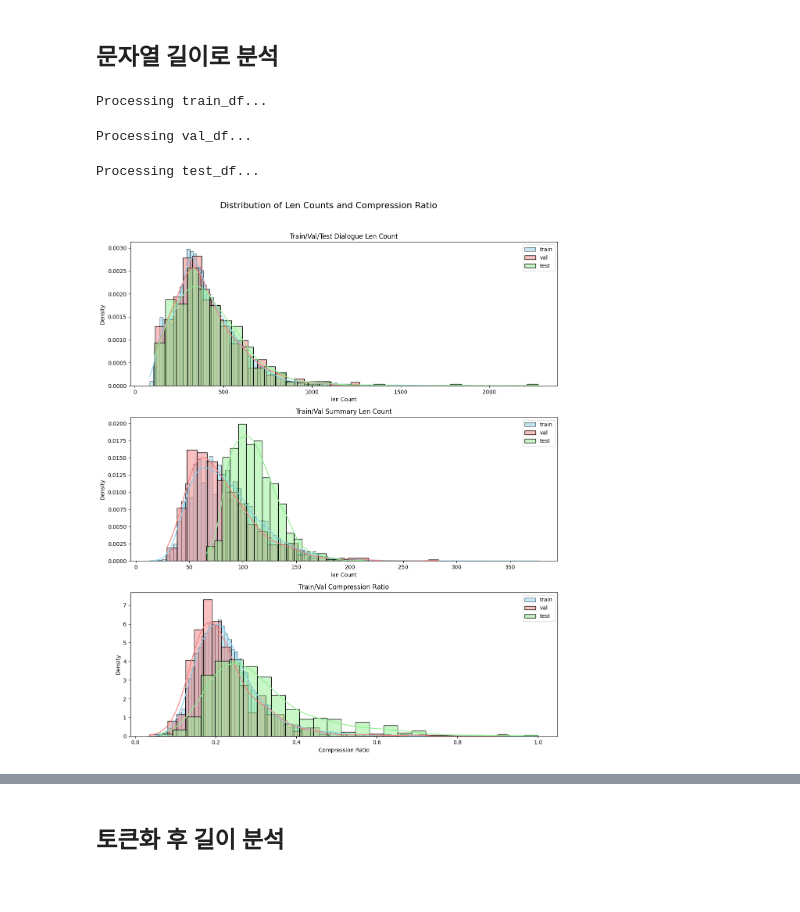
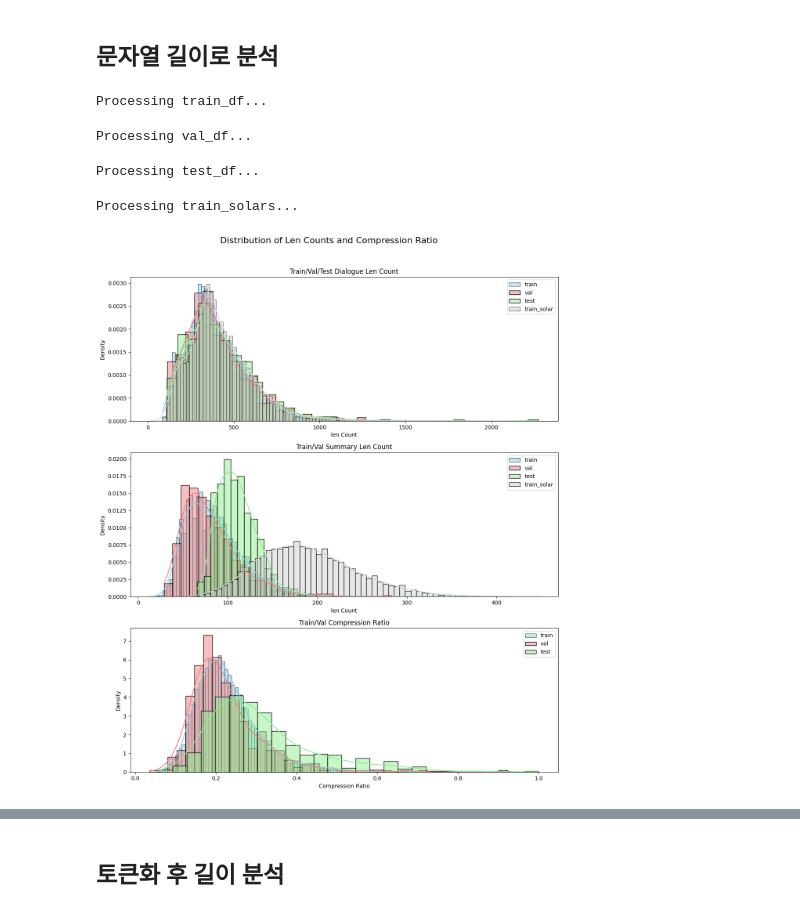
Before and after one commit to skier-song9/upstageailab-nlp-summarization-nlp_5-song, a Jupyter notebook: src/notebooks/00_EDA_length.ipynb, the cells around one changed output, grey strips where cells are left out. Drawn from its saved outputs; the diff is of its cells as text; code cells hidden in the pictures.

```diff
--- a/src/notebooks/00_EDA_length.ipynb
+++ b/src/notebooks/00_EDA_length.ipynb
@@ -16,6 +16,8 @@ train_df = pd.read_csv(os.path.join(project_dir, 'data','train.csv'))
 val_df = pd.read_csv(os.path.join(project_dir, 'data','dev.csv'))
 test_df = pd.read_csv(os.path.join(project_dir, 'data','test.csv'))
 sub_df = pd.read_csv(os.path.join(project_dir, 'data','submission_best.csv'))
+
+train_solar_en2ko = pd.read_csv(os.path.join(project_dir, 'data','train_solar_backtranslate_en2ko.csv'))
 # %%
 test_df['summary'] = sub_df['summary']
 # %% [markdown]
@@ -53,14 +55,20 @@ val_df['summary_len_count'] = val_df['summary'].progress_apply(len)
 print("\nProcessing test_df...")
 test_df['dialogue_len_count'] = test_df['dialogue'].progress_apply(len)
 test_df['summary_len_count'] = test_df['summary'].progress_apply(len)
+
+print("\nProcessing train_solars...")
+train_solar_en2ko['dialogue_len_count'] = train_solar_en2ko['dialogue'].progress_apply(len)
+train_solar_en2ko['summary_len_count'] = train_solar_en2ko['summary'].progress_apply(len)
 # %% [output]
 Processing train_df...
 Processing val_df...
 Processing test_df...
+Processing train_solars...
 # %%
 train_df['len_compress_ratio'] = train_df['summary_len_count'] / train_df['dialogue_len_count']
 val_df['len_compress_ratio'] = val_df['summary_len_count'] / val_df['dialogue_len_count']
 test_df['len_compress_ratio'] = test_df['summary_len_count'] / test_df['dialogue_len_count']
+train_solar_en2ko['len_compress_ratio'] = train_solar_en2ko['summary_len_count'] / train_solar_en2ko['dialogue_len_count']
 # %%
 import matplotlib.pyplot as plt
 import seaborn as sns
@@ -69,31 +77,34 @@ fig, axes = plt.subplots(nrows=3, ncols=1, figsize=(12, 15))
 fig.suptitle('Distribution of Len Counts and Compression Ratio', fontsize=16)
 
 # Plot for dialogue_len_count
 sns.histplot(train_df['dialogue_len_count'], kde=True, ax=axes[0], color='skyblue', stat='density', label='train')
 sns.histplot(val_df['dialogue_len_count'], kde=True, ax=axes[0], color='lightcoral', stat='density', label='val')
 sns.histplot(test_df['dialogue_len_count'], kde=True, ax=axes[0], color='lightgreen', stat='density', label='test')
+sns.histplot(train_solar_en2ko['dialogue_len_count'], kde=True, ax=axes[0], color='lightgray', stat='density', label='train_solar')
 axes[0].set_title('Train/Val/Test Dialogue Len Count')
 axes[0].set_xlabel('len Count')
 axes[0].set_ylabel('Density')
 axes[0].legend()
 
 sns.histplot(train_df['summary_len_count'], kde=True, ax=axes[1], color='skyblue', stat='density', label='train')
 sns.histplot(val_df['summary_len_count'], kde=True, ax=axes[1], color='lightcoral', stat='density', label='val')
 sns.histplot(test_df['summary_len_count'], kde=True, ax=axes[1], color='lightgreen', stat='density', label='test')
+sns.histplot(train_solar_en2ko['summary_len_count'], kde=True, ax=axes[1], color='lightgray', stat='density', label='train_solar')
 axes[1].set_title('Train/Val Summary Len Count')
 axes[1].set_xlabel('len Count')
 axes[1].set_ylabel('Density')
 axes[1].legend()
 
 sns.histplot(train_df['len_compress_ratio'], kde=True, ax=axes[2], color='skyblue', stat='density', label='train')
 sns.histplot(val_df['len_compress_ratio'], kde=True, ax=axes[2], color='lightcoral', stat='density', label='val')
 sns.histplot(test_df['len_compress_ratio'], kde=True, ax=axes[2], color='lightgreen', stat='density', label='test')
+# sns.histplot(train_solar_en2ko['len_compress_ratio'], kde=True, ax=axes[2], color='lightgray', stat='density', label='train_solar')
 axes[2].set_title('Train/Val Compression Ratio')
 axes[2].set_xlabel('Compression Ratio')
 axes[2].set_ylabel('Density')
 axes[2].legend()
 
 plt.tight_layout(rect=[0, 0.03, 1, 0.96]) # Adjust layout to prevent title overlap
 plt.show()
 # %% [output]
-[figure, old version]
+[figure, new version]
```
Also changed, not shown: parts of 27 cells of this notebook, 6 other files.
